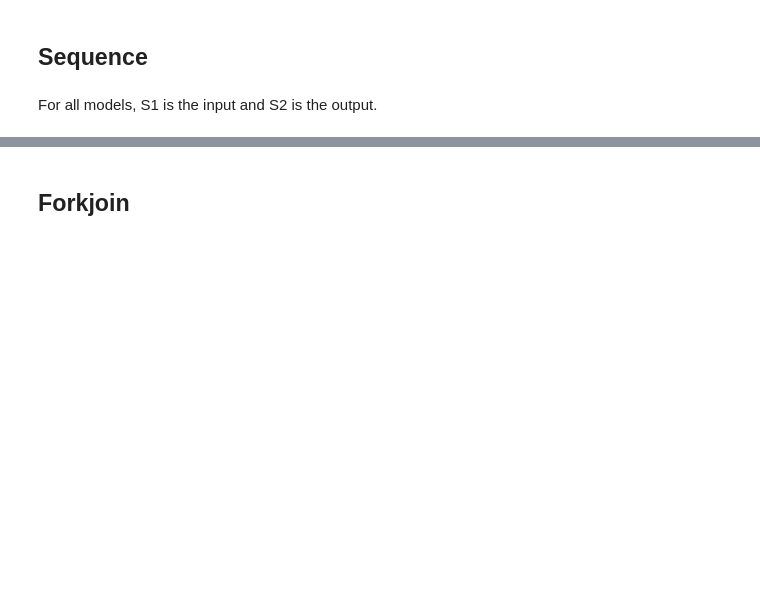
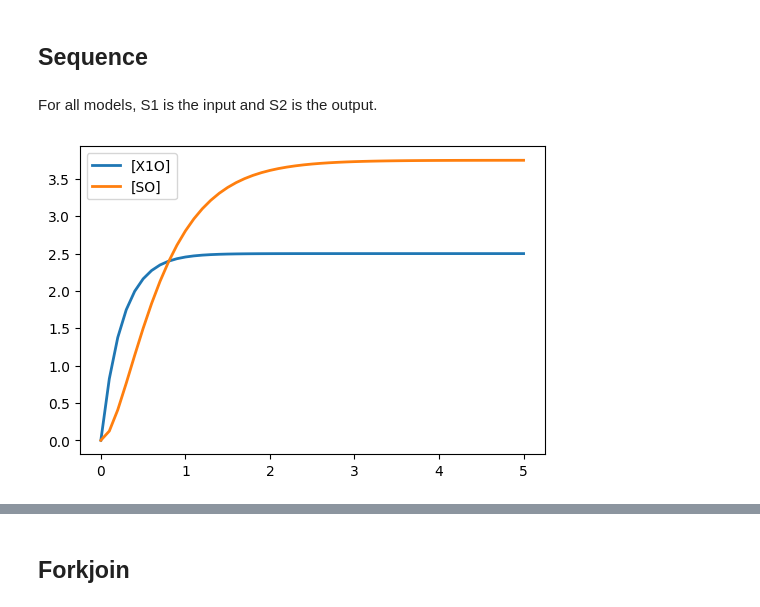
Before and after one commit to joseph-hellerstein/linear_reaction_networks, a Jupyter notebook: notebooks/Theory_Of_Approximate_Reaction_Networks.ipynb, the cells around one changed output, grey strips where cells are left out. Saved outputs shown, nothing was run; the diff lists cells and outputs as text; code cells hidden in the pictures; blank space fills up the shorter version.

```diff
--- a/notebooks/Theory_Of_Approximate_Reaction_Networks.ipynb
+++ b/notebooks/Theory_Of_Approximate_Reaction_Networks.ipynb
@@ -23 +12,12 @@ end
+# %%
+TEST_MODEL = """
+model *main()
+$SI -> SO; TEST_KIO*SI
+SO ->; TEST_KO*SO
+
+SI = 0
+TEST_KIO = 2
+TEST_KO = 1
+end
+"""
 # %%
@@ -288,19 +257,3 @@ plotStep(model=model2, S1=5, k12=1.5, k2=1)
-# %%
-k12 = 1.5
-k2 = 1
-S1 = 5
-tf = control.TransferFunction([k12], [1, k2])
-tv, yv = control.step_response(tf, np.linspace(0, 5, 50))
-plt.plot(tv, S1*yv)
-plotStep(model=model1, S1=S1, k12=k12, k2=k2)
-# %%
-k23 = 1.5
-k3 = 1
-S2 = 1.75
-tf = control.TransferFunction([k23], [1, k3])
-tv, yv = control.step_response(tf, np.linspace(0, 5, 50))
-plt.plot(tv, S2*yv)
-plotStep(model=model3, S2=S2, k23=k23, k3=k3)
 # %% [markdown]
 ## Sequence
 # %% [markdown]
@@ -308,17 +261,23 @@ For all models, S1 is the input and S2 is the output.
 # %%
 model_sequence = """
 model *main()
-$S1 -> S2A; k12*S1
-S2A ->; k2*S2A
-S2A -> S2; k23*S2A
-S2 ->; k3*S2
-S1 =5
+$SI -> X1O; k12*SI
+X1O ->; k2*X1O
+X1O -> SO; k23*X1O
+SO -> ; k3*SO
+
+SI =5
 k12 = 2
 k2 = 1
 k23 = 3
 k3 = 2
 end
 """
+rr = te.loada(model_sequence)
+rr.simulate()
+rr.plot()
+# %% [output]
+[figure, added]
 # %%
 k12 = 1.5
 k2 = 1
```
Also changed, not shown: parts of 20 cells of this notebook, 2 other files.
